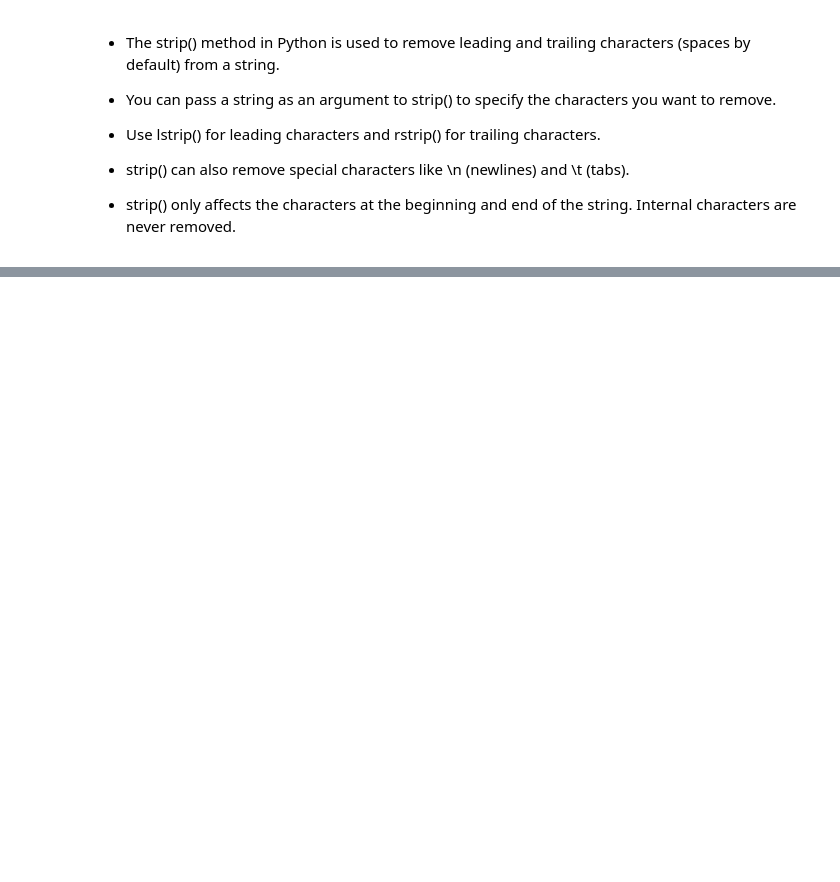
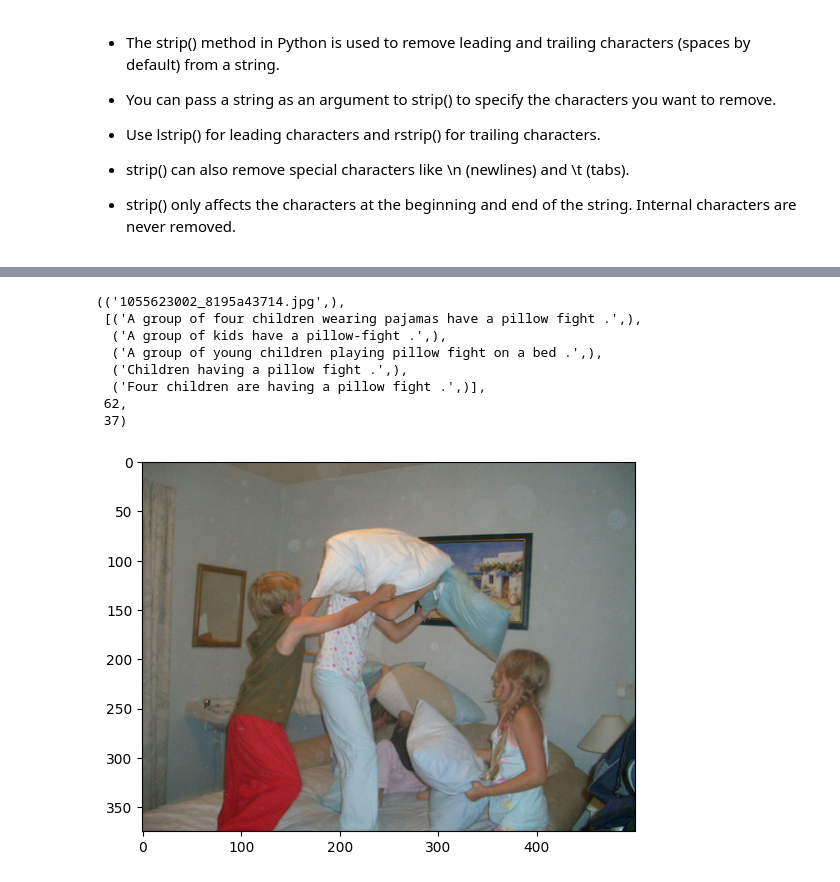
Before and after one commit to mahdisabetkish/Vision2Words, a Jupyter notebook: Flicker8k.ipynb, the cells around one changed output, grey strips where cells are left out. Cells and saved outputs as stored; diff of their text form; code cells hidden in the pictures; blank space fills up the shorter version.

Commit message:
Dataset class

```diff
--- a/Flicker8k.ipynb
+++ b/Flicker8k.ipynb
@@ -467,33 +58,0 @@ visualize_dataset_samples(dataloader, num_samples=2)
-# %%
-# In this cell I must implement Augmentation using Albumentation
-import albumentations as A
-from albumentations.pytorch import ToTensorV2
-
-# Define augmentation pipeline
-transform = A.Compose([
-    A.Resize(256, 256),  # Resize to a fixed size
-    A.RandomCrop(224, 224),  # Random crop
-    A.HorizontalFlip(p=0.5),  # Horizontal flip
-    A.ColorJitter(brightness=0.2, contrast=0.2, saturation=0.2, hue=0.1),
-    A.ShiftScaleRotate(shift_limit=0.05, scale_limit=0.05, rotate_limit=10, p=0.5),
-    A.GaussianBlur(blur_limit=3, p=0.2),
-    A.Normalize(mean=(0.485, 0.456, 0.406), std=(0.229, 0.224, 0.225)),  # Normalize
-    ToTensorV2()  # Convert to PyTorch tensor
-])
-
-# Apply to an example image
-from PIL import Image
-import numpy as np
-
-image_dir = "/content/flickr8k/Images"
-image_file = "3325157569_8084ab3293.jpg"
-image_path = os.path.join(image_dir, image_file)
-image = Image.open(image_path).convert("RGB")
-image = np.array(image)
-augmented = transform(image=image)
-augmented_image = augmented["image"]
-
-
-# img = Image.open(img_path)
-
-plt.imshow(image)
@@ -598,0 +130,16 @@ print("Final Hidden State:", h_t)
+# %%
+id, image, caption, token = next(iter(dataset))
+plt.imshow(image[0].numpy().transpose((0,1,2)))
+
+id, caption, len(token[0]), len(token[1])
+# token[0]
+# %% [output]
+(('1055623002_8195a43714.jpg',),
+ [('A group of four children wearing pajamas have a pillow fight .',),
+  ('A group of kids have a pillow-fight .',),
+  ('A group of young children playing pillow fight on a bed .',),
+  ('Children having a pillow fight .',),
+  ('Four children are having a pillow fight .',)],
+ 62,
+ 37)
+[figure, added]
```
Also changed, not shown: parts of 18 cells of this notebook.
